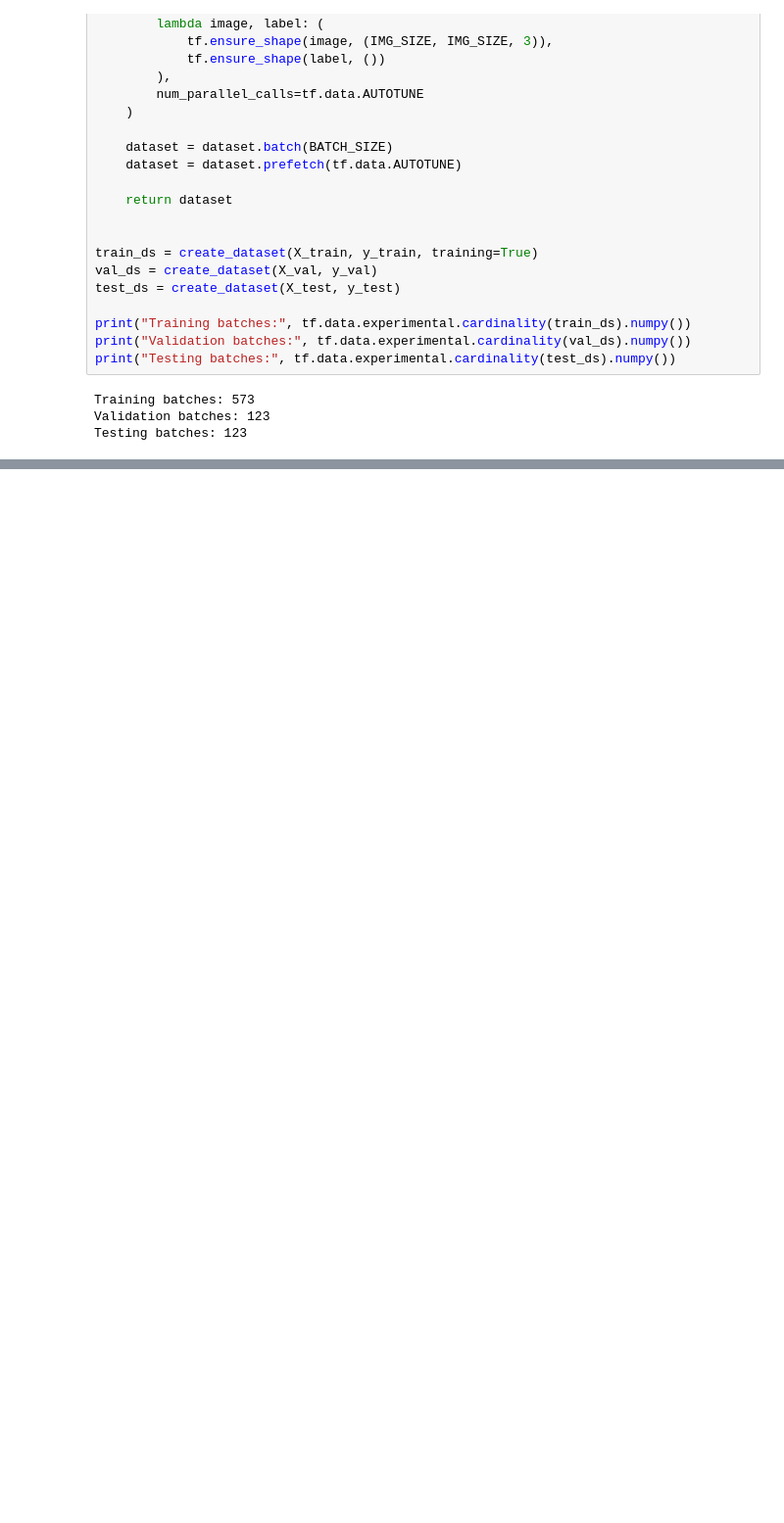
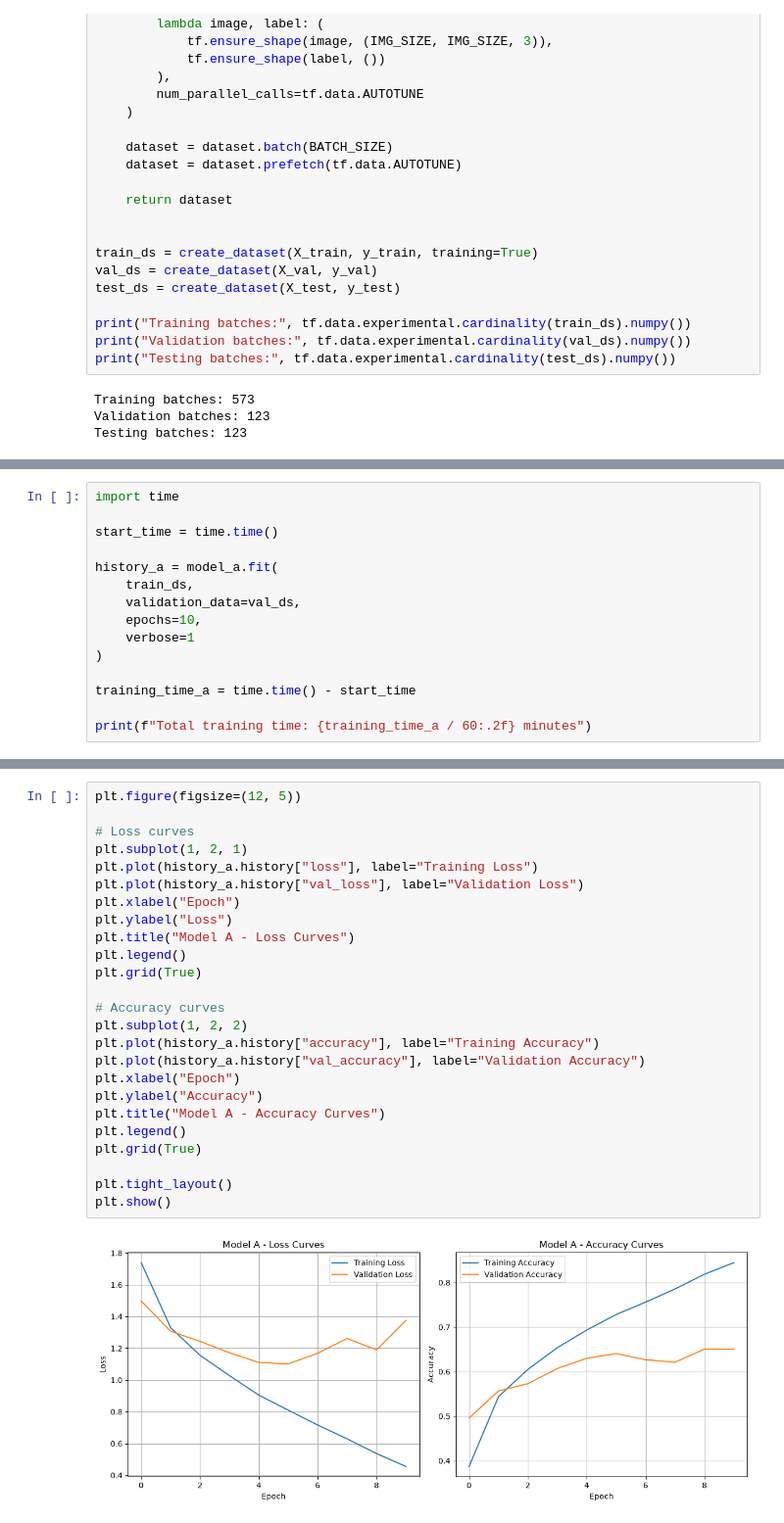
Before and after one commit to Nimindu04/EN3150_Animal_Classification_CNN, a Jupyter notebook: Model_01_Standard_CNN.ipynb, the cells around one changed output, grey strips where cells are left out. Shown at 98% size. Drawn from its saved outputs; the diff is of its cells as text; blank space fills up the shorter version.

Commit message:
update codes to get more accuracy

```diff
--- a/Model_01_Standard_CNN.ipynb
+++ b/Model_01_Standard_CNN.ipynb
@@ -275,0 +372,15 @@ print("Maximum pixel value:", tf.reduce_max(images).numpy())
+# %%
+import time
+
+start_time = time.time()
+
+history_a = model_a.fit(
+    train_ds,
+    validation_data=val_ds,
+    epochs=10,
+    verbose=1
+)
+
+training_time_a = time.time() - start_time
+
+print(f"Total training time: {training_time_a / 60:.2f} minutes")
@@ -275,0 +405,27 @@ print("Maximum pixel value:", tf.reduce_max(images).numpy())
+# %%
+plt.figure(figsize=(12, 5))
+
+# Loss curves
+plt.subplot(1, 2, 1)
+plt.plot(history_a.history["loss"], label="Training Loss")
+plt.plot(history_a.history["val_loss"], label="Validation Loss")
+plt.xlabel("Epoch")
+plt.ylabel("Loss")
+plt.title("Model A - Loss Curves")
+plt.legend()
+plt.grid(True)
+
+# Accuracy curves
+plt.subplot(1, 2, 2)
+plt.plot(history_a.history["accuracy"], label="Training Accuracy")
+plt.plot(history_a.history["val_accuracy"], label="Validation Accuracy")
+plt.xlabel("Epoch")
+plt.ylabel("Accuracy")
+plt.title("Model A - Accuracy Curves")
+plt.legend()
+plt.grid(True)
+
+plt.tight_layout()
+plt.show()
+# %% [output]
+[figure, added]
```
Also changed, not shown: parts of 37 cells of this notebook.
